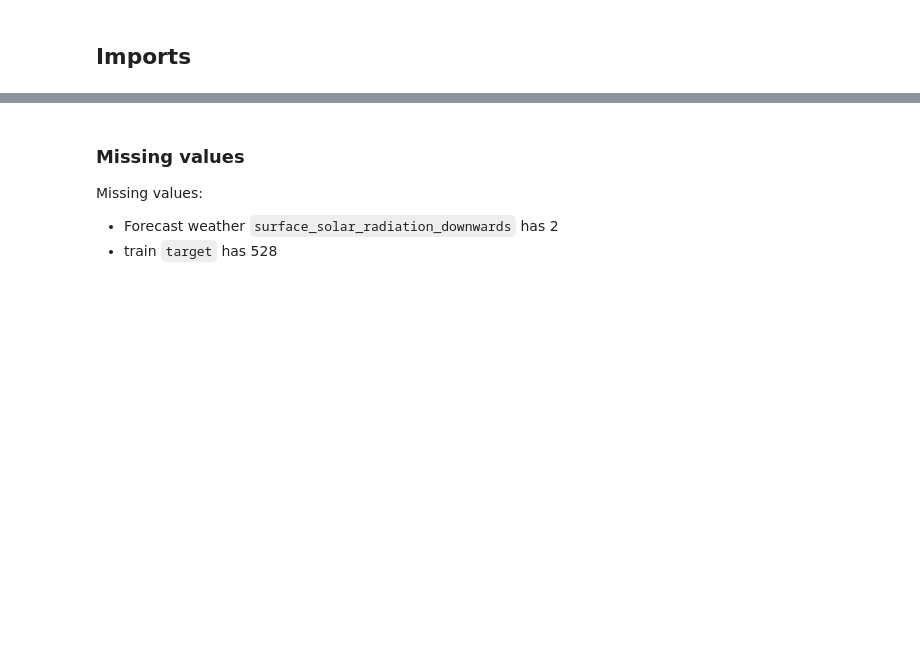
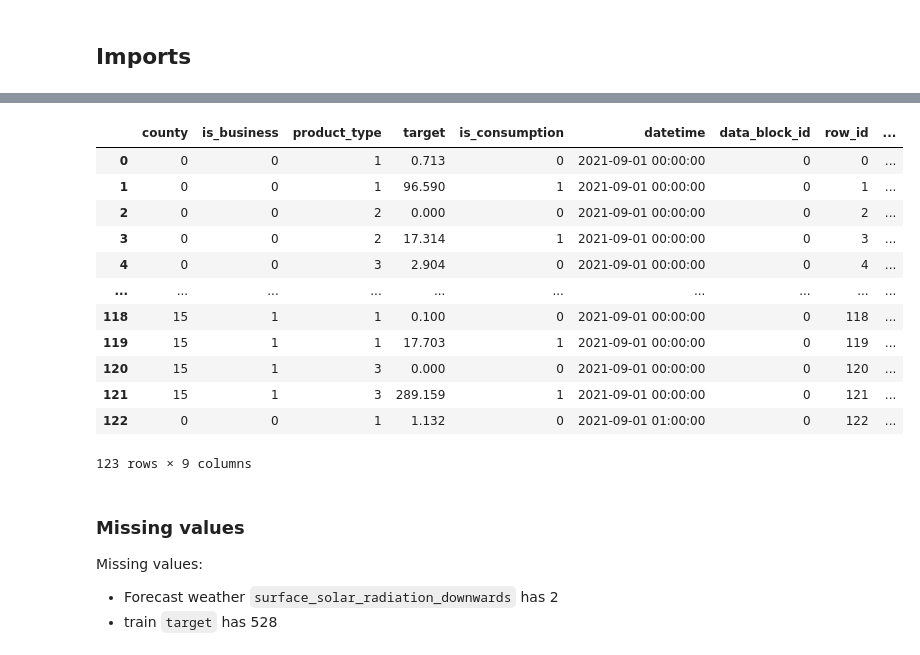
Before and after one commit to jerome-auguste/predict-energy-behavior-of-prosumers, a Jupyter notebook: exploratory_data_analysis.ipynb, the cells around one changed output, grey strips where cells are left out. Saved outputs shown, nothing was run; the diff lists cells and outputs as text; code cells hidden in the pictures; blank space fills up the shorter version.

```diff
--- a/exploratory_data_analysis.ipynb
+++ b/exploratory_data_analysis.ipynb
@@ -57,3 +43,21 @@ forecast_weather.describe()
+# %%
+data_dict["train"].head(
+    123
+)  # 123 has been chosen to show full datetime column instead of only the date by default when all values shown are at 00:00:00
+# %% [output]
+|  | county | is_business | product_type | target | is_consumption | datetime | data_block_id | row_id | ... |
+| 0 | 0 | 0 | 1 | 0.713 | 0 | 2021-09-01 00:00:00 | 0 | 0 | ... |
+| 1 | 0 | 0 | 1 | 96.590 | 1 | 2021-09-01 00:00:00 | 0 | 1 | ... |
+| 2 | 0 | 0 | 2 | 0.000 | 0 | 2021-09-01 00:00:00 | 0 | 2 | ... |
+| 3 | 0 | 0 | 2 | 17.314 | 1 | 2021-09-01 00:00:00 | 0 | 3 | ... |
+| 4 | 0 | 0 | 3 | 2.904 | 0 | 2021-09-01 00:00:00 | 0 | 4 | ... |
+| ... | ... | ... | ... | ... | ... | ... | ... | ... | ... |
+| 118 | 15 | 1 | 1 | 0.100 | 0 | 2021-09-01 00:00:00 | 0 | 118 | ... |
+| 119 | 15 | 1 | 1 | 17.703 | 1 | 2021-09-01 00:00:00 | 0 | 119 | ... |
+| 120 | 15 | 1 | 3 | 0.000 | 0 | 2021-09-01 00:00:00 | 0 | 120 | ... |
+| 121 | 15 | 1 | 3 | 289.159 | 1 | 2021-09-01 00:00:00 | 0 | 121 | ... |
+| 122 | 0 | 0 | 1 | 1.132 | 0 | 2021-09-01 01:00:00 | 0 | 122 | ... |
+123 rows × 9 columns
 # %% [markdown]
 ### Missing values
 
```
Also changed, not shown: parts of 28 cells of this notebook, 1 other file.
